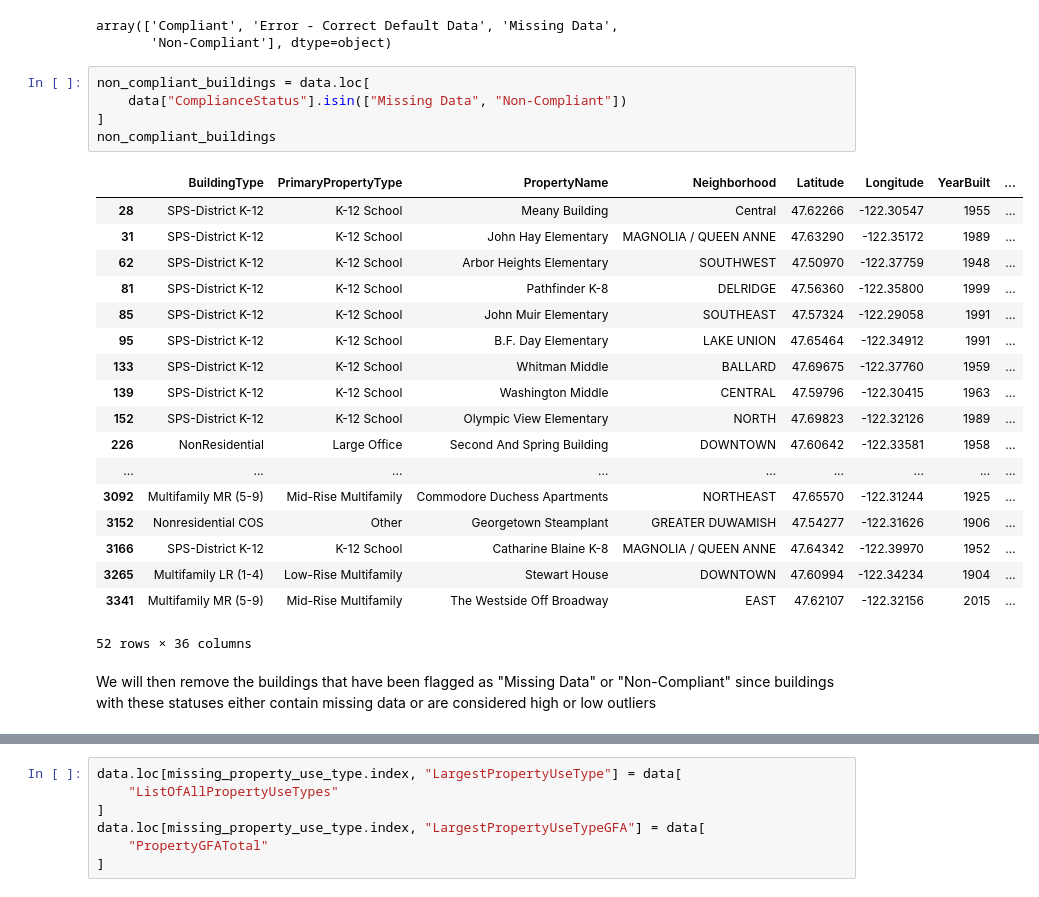
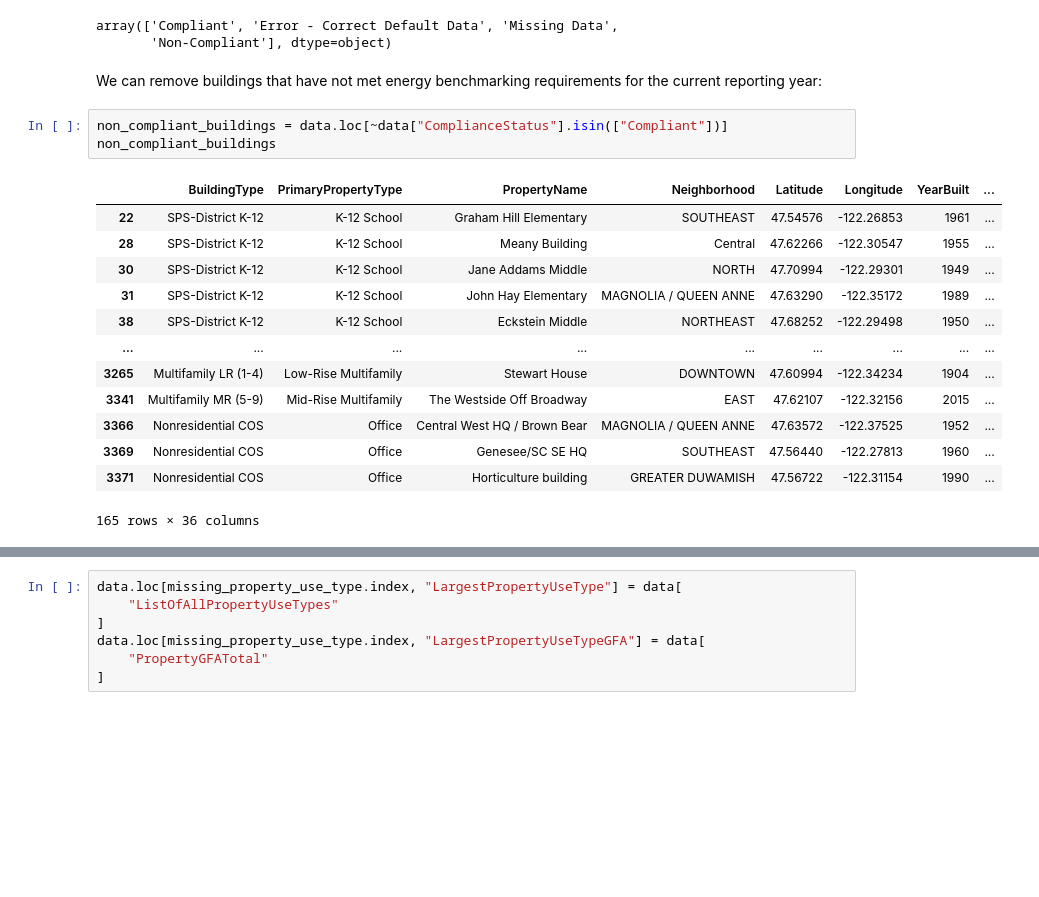
Before and after one commit to Dzov/DSP4, a Jupyter notebook: Haladjian_Amelie-Dzovinar_1_notebook_exploratoire_082023.ipynb, the cells around one changed output, grey strips where cells are left out. Saved outputs shown, nothing was run; the diff lists cells and outputs as text; blank space fills up the shorter version.

```diff
--- a/Haladjian_Amelie-Dzovinar_1_notebook_exploratoire_082023.ipynb
+++ b/Haladjian_Amelie-Dzovinar_1_notebook_exploratoire_082023.ipynb
@@ -224,31 +210,24 @@ data["ComplianceStatus"].unique()
 # %% [output]
 array(['Compliant', 'Error - Correct Default Data', 'Missing Data',
        'Non-Compliant'], dtype=object)
+# %% [markdown]
+We can remove buildings that have not met energy benchmarking requirements for the current reporting year:
 # %%
-non_compliant_buildings = data.loc[
-    data["ComplianceStatus"].isin(["Missing Data", "Non-Compliant"])
-]
+non_compliant_buildings = data.loc[~data["ComplianceStatus"].isin(["Compliant"])]
 non_compliant_buildings
 # %% [output]
 |  | BuildingType | PrimaryPropertyType | PropertyName | Neighborhood | Latitude | Longitude | YearBuilt | ... |
+| 22 | SPS-District K-12 | K-12 School | Graham Hill Elementary | SOUTHEAST | 47.54576 | -122.26853 | 1961 | ... |
 | 28 | SPS-District K-12 | K-12 School | Meany Building | Central | 47.62266 | -122.30547 | 1955 | ... |
+| 30 | SPS-District K-12 | K-12 School | Jane Addams Middle | NORTH | 47.70994 | -122.29301 | 1949 | ... |
 | 31 | SPS-District K-12 | K-12 School | John Hay Elementary | MAGNOLIA / QUEEN ANNE | 47.63290 | -122.35172 | 1989 | ... |
-| 62 | SPS-District K-12 | K-12 School | Arbor Heights Elementary | SOUTHWEST | 47.50970 | -122.37759 | 1948 | ... |
-| 81 | SPS-District K-12 | K-12 School | Pathfinder K-8 | DELRIDGE | 47.56360 | -122.35800 | 1999 | ... |
-| 85 | SPS-District K-12 | K-12 School | John Muir Elementary | SOUTHEAST | 47.57324 | -122.29058 | 1991 | ... |
-| 95 | SPS-District K-12 | K-12 School | B.F. Day Elementary | LAKE UNION | 47.65464 | -122.34912 | 1991 | ... |
-| 133 | SPS-District K-12 | K-12 School | Whitman Middle | BALLARD | 47.69675 | -122.37760 | 1959 | ... |
-| 139 | SPS-District K-12 | K-12 School | Washington Middle | CENTRAL | 47.59796 | -122.30415 | 1963 | ... |
-| 152 | SPS-District K-12 | K-12 School | Olympic View Elementary | NORTH | 47.69823 | -122.32126 | 1989 | ... |
-| 226 | NonResidential | Large Office | Second And Spring Building | DOWNTOWN | 47.60642 | -122.33581 | 1958 | ... |
+| 38 | SPS-District K-12 | K-12 School | Eckstein Middle | NORTHEAST | 47.68252 | -122.29498 | 1950 | ... |
 | ... | ... | ... | ... | ... | ... | ... | ... | ... |
-| 3092 | Multifamily MR (5-9) | Mid-Rise Multifamily | Commodore Duchess Apartments | NORTHEAST | 47.65570 | -122.31244 | 1925 | ... |
-| 3152 | Nonresidential COS | Other | Georgetown Steamplant | GREATER DUWAMISH | 47.54277 | -122.31626 | 1906 | ... |
-| 3166 | SPS-District K-12 | K-12 School | Catharine Blaine K-8 | MAGNOLIA / QUEEN ANNE | 47.64342 | -122.39970 | 1952 | ... |
 | 3265 | Multifamily LR (1-4) | Low-Rise Multifamily | Stewart House | DOWNTOWN | 47.60994 | -122.34234 | 1904 | ... |
 | 3341 | Multifamily MR (5-9) | Mid-Rise Multifamily | The Westside Off Broadway | EAST | 47.62107 | -122.32156 | 2015 | ... |
+| 3366 | Nonresidential COS | Office | Central West HQ / Brown Bear | MAGNOLIA / QUEEN ANNE | 47.63572 | -122.37525 | 1952 | ... |
+| 3369 | Nonresidential COS | Office | Genesee/SC SE HQ | SOUTHEAST | 47.56440 | -122.27813 | 1960 | ... |
+| 3371 | Nonresidential COS | Office | Horticulture building | GREATER DUWAMISH | 47.56722 | -122.31154 | 1990 | ... |
-52 rows × 36 columns
+165 rows × 36 columns
-# %% [markdown]
-We will then remove the buildings that have been flagged as "Missing Data" or "Non-Compliant" since buildings with these statuses either contain missing data or are considered high or low outliers
 # %%
 data = data.drop(non_compliant_buildings.index)
```
Also changed, not shown: parts of 73 cells of this notebook, 2 other files.
